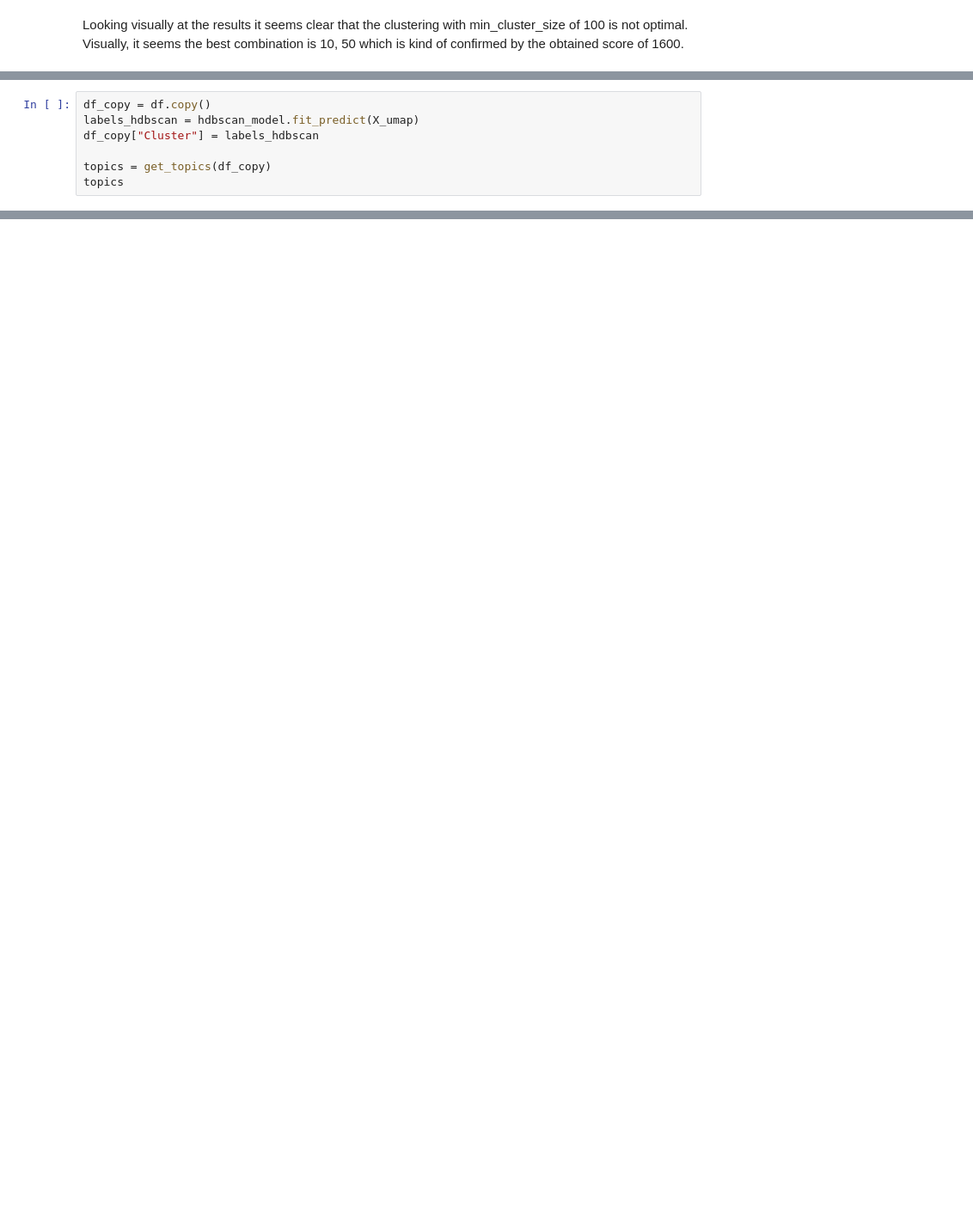
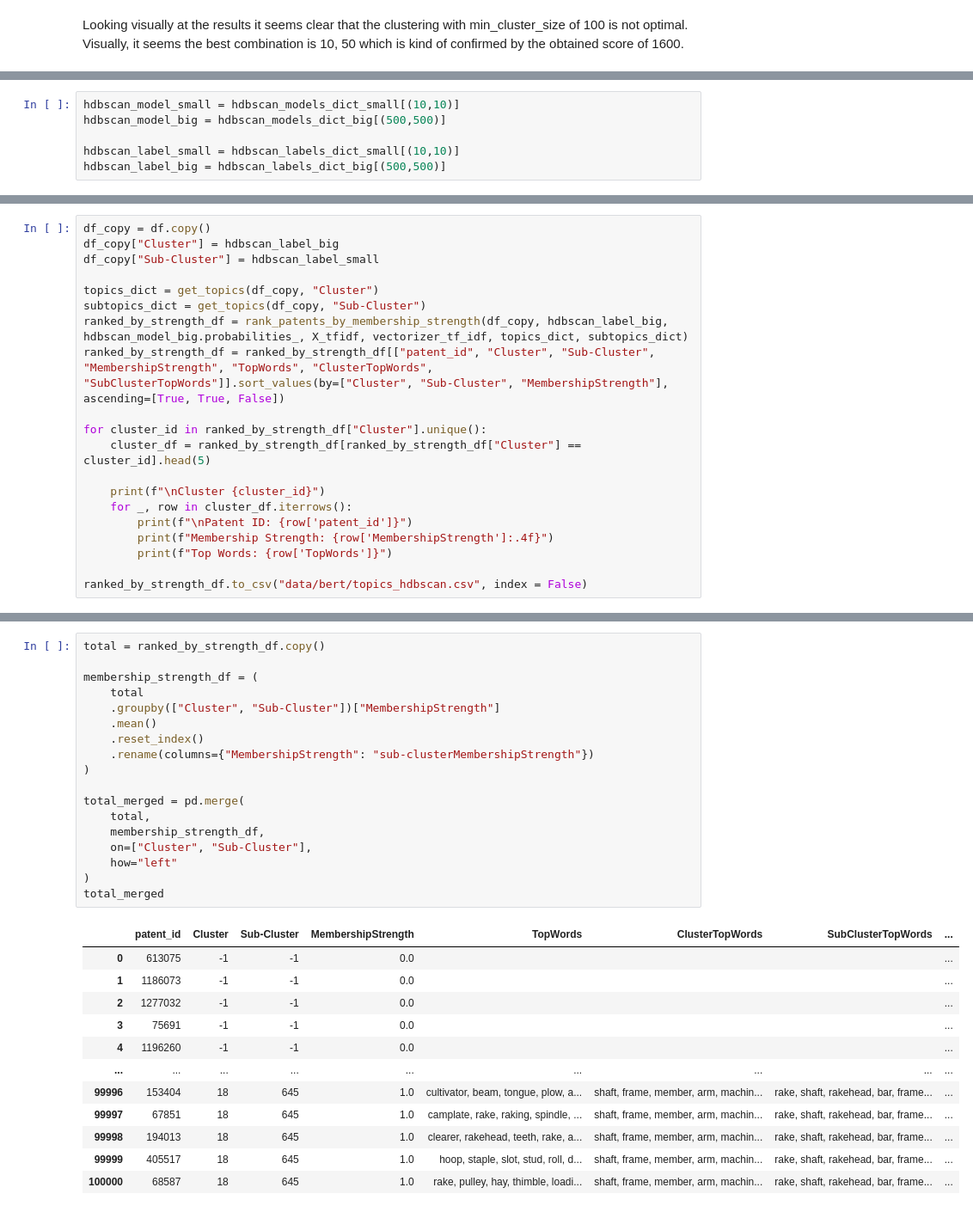
Before and after one commit to mrdcq/patent_project, a Jupyter notebook: berttopic.ipynb, the cells around one changed output, grey strips where cells are left out. Shown at 86% size. Saved outputs shown, nothing was run; the diff lists cells and outputs as text; blank space fills up the shorter version.

```diff
--- a/berttopic.ipynb
+++ b/berttopic.ipynb
@@ -207 +408,7 @@ hdbscan_model = HDBSCAN(min_cluster_size=100, min_samples=10, metric='euclidean'
+# %%
+hdbscan_model_small = hdbscan_models_dict_small[(10,10)]
+hdbscan_model_big = hdbscan_models_dict_big[(500,500)]
+
+hdbscan_label_small = hdbscan_labels_dict_small[(10,10)]
+hdbscan_label_big = hdbscan_labels_dict_big[(500,500)]
 # %%
@@ -241,8 +496,21 @@ def get_topics(data):
 # %%
 df_copy = df.copy()
-labels_hdbscan = hdbscan_model.fit_predict(X_umap)
-df_copy["Cluster"] = labels_hdbscan
+df_copy["Cluster"] = hdbscan_label_big
+df_copy["Sub-Cluster"] = hdbscan_label_small
 
-topics = get_topics(df_copy)
-topics
+topics_dict = get_topics(df_copy, "Cluster")
+subtopics_dict = get_topics(df_copy, "Sub-Cluster")
+ranked_by_strength_df = rank_patents_by_membership_strength(df_copy, hdbscan_label_big, hdbscan_model_big.probabilities_, X_tfidf, vectorizer_tf_idf, topics_dict, subtopics_dict)
+ranked_by_strength_df = ranked_by_strength_df[["patent_id", "Cluster", "Sub-Cluster", "MembershipStrength", "TopWords", "ClusterTopWords", "SubClusterTopWords"]].sort_values(by=["Cluster", "Sub-Cluster", "MembershipStrength"], ascending=[True, True, False])
+
+for cluster_id in ranked_by_strength_df["Cluster"].unique():
+    cluster_df = ranked_by_strength_df[ranked_by_strength_df["Cluster"] == cluster_id].head(5)
+
+    print(f"\nCluster {cluster_id}")
+    for _, row in cluster_df.iterrows():
+        print(f"\nPatent ID: {row['patent_id']}")
+        print(f"Membership Strength: {row['MembershipStrength']:.4f}")
+        print(f"Top Words: {row['TopWords']}")
+
+ranked_by_strength_df.to_csv("data/bert/topics_hdbscan.csv", index = False)
 # %% [output]
@@ -282,0 +534,31 @@ Topic 43: shaft, plate, arm, lever, member, spring, wheel, machine, frame, mecha
+# %%
+total = ranked_by_strength_df.copy()
+
+membership_strength_df = (
+    total
+    .groupby(["Cluster", "Sub-Cluster"])["MembershipStrength"]
+    .mean()
+    .reset_index()
+    .rename(columns={"MembershipStrength": "sub-clusterMembershipStrength"})
+)
+
+total_merged = pd.merge(
+    total,
+    membership_strength_df,
+    on=["Cluster", "Sub-Cluster"],
+    how="left"
+)
+total_merged
+# %% [output]
+|  | patent_id | Cluster | Sub-Cluster | MembershipStrength | TopWords | ClusterTopWords | SubClusterTopWords | ... |
+| 0 | 613075 | -1 | -1 | 0.0 |  |  |  | ... |
+| 1 | 1186073 | -1 | -1 | 0.0 |  |  |  | ... |
+| 2 | 1277032 | -1 | -1 | 0.0 |  |  |  | ... |
+| 3 | 75691 | -1 | -1 | 0.0 |  |  |  | ... |
+| 4 | 1196260 | -1 | -1 | 0.0 |  |  |  | ... |
+| ... | ... | ... | ... | ... | ... | ... | ... | ... |
+| 99996 | 153404 | 18 | 645 | 1.0 | cultivator, beam, tongue, plow, a... | shaft, frame, member, arm, machin... | rake, shaft, rakehead, bar, frame... | ... |
+| 99997 | 67851 | 18 | 645 | 1.0 | camplate, rake, raking, spindle, ... | shaft, frame, member, arm, machin... | rake, shaft, rakehead, bar, frame... | ... |
+| 99998 | 194013 | 18 | 645 | 1.0 | clearer, rakehead, teeth, rake, a... | shaft, frame, member, arm, machin... | rake, shaft, rakehead, bar, frame... | ... |
+| 99999 | 405517 | 18 | 645 | 1.0 | hoop, staple, slot, stud, roll, d... | shaft, frame, member, arm, machin... | rake, shaft, rakehead, bar, frame... | ... |
+| 100000 | 68587 | 18 | 645 | 1.0 | rake, pulley, hay, thimble, loadi... | shaft, frame, member, arm, machin... | rake, shaft, rakehead, bar, frame... | ... |
```
Also changed, not shown: parts of 23 cells of this notebook, 1 other file.
